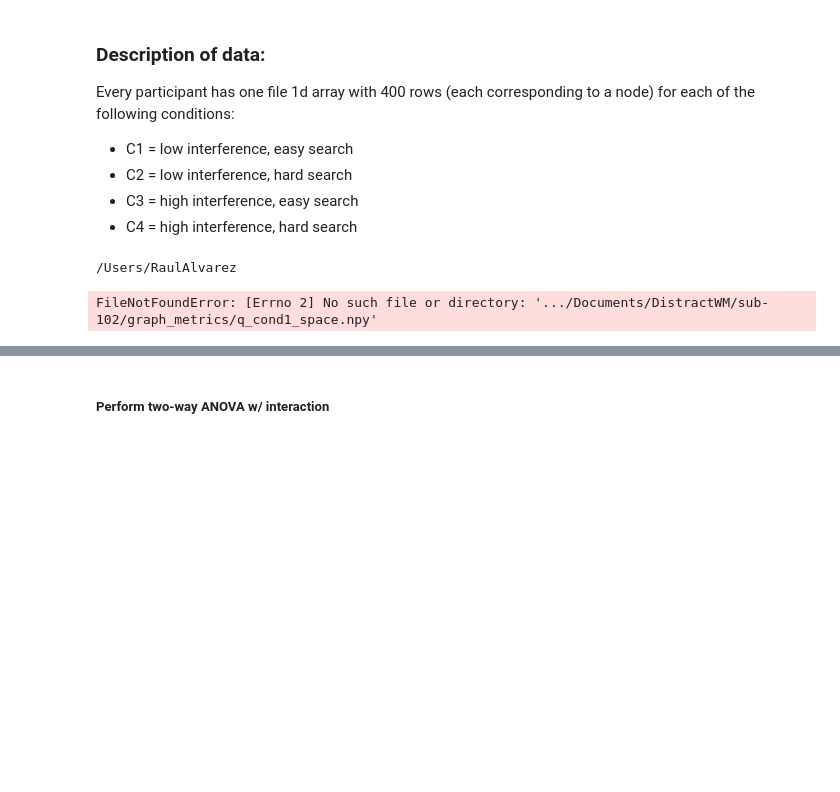
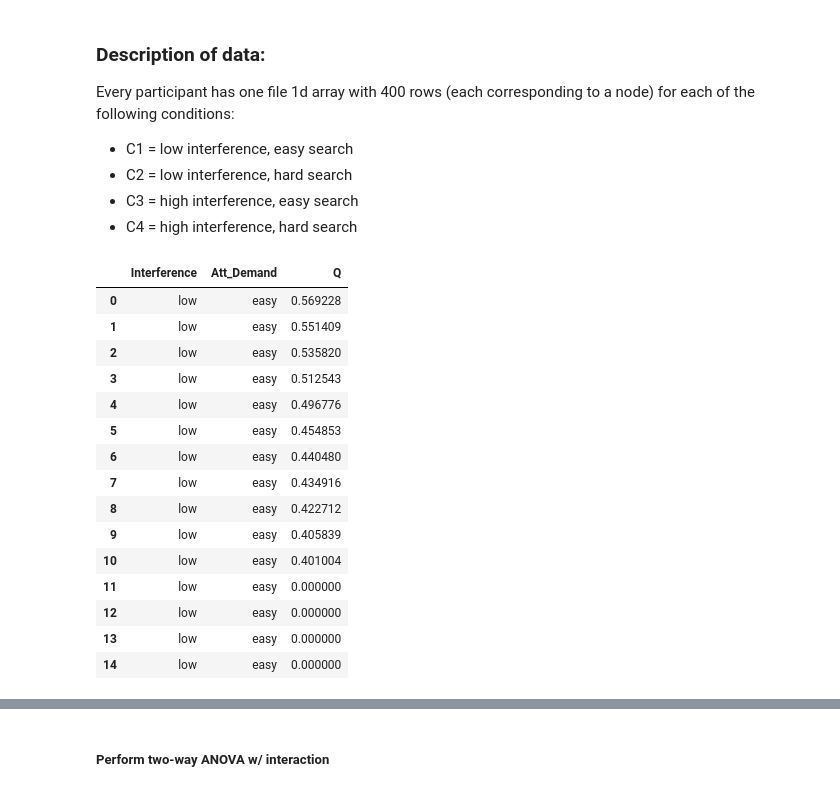
Before and after one commit to LuisA00/Summer_2021_fMRI, a Jupyter notebook: DistractWM_Modularity_test.ipynb, the cells around one changed output, grey strips where cells are left out. Saved outputs shown, nothing was run; the diff lists cells and outputs as text; code cells hidden in the pictures; blank space fills up the shorter version.

```diff
--- a/DistractWM_Modularity_test.ipynb
+++ b/DistractWM_Modularity_test.ipynb
@@ -13,15 +13,9 @@ Every participant has one file 1d array with 400 rows (each corresponding to a n
     <li>C3 = high interference, easy search</li>
     <li>C4 = high interference, hard search</li>
 </ul>
-# %%
-from os.path import expanduser
-home = expanduser("~")
-print(home)
-# %% [output]
-/Users/RaulAlvarez
 # %%
 # Paths to access files
-home_dir = ".../Documents/DistractWM/" #/Users/RaulAlvarez/Documents/
+home_dir = "/Users/RaulAlvarez/Documents/DistractWM/"
 c1_path = "/graph_metrics/q_cond1_space.npy"
 c2_path = "/graph_metrics/q_cond2_space.npy"
 c3_path = "/graph_metrics/q_cond3_space.npy"
@@ -53,34 +47,49 @@ for x in range(idx):
         c4 = np.load(full_path4)
 
         # Interference labels
         I1 = np.repeat(['low'], len(c1))
         I2 = np.repeat(['low'], len(c2))
         I3 = np.repeat(['high'], len(c3))
         I4 = np.repeat(['high'], len(c4))
 
         # Attentional Demand labels
         AD1 = np.repeat(['easy'], len(c1))
         AD2 = np.repeat(['hard'], len(c2))
         AD3 = np.repeat(['easy'], len(c3))
         AD4 = np.repeat(['hard'], len(c4))
 
         # Putting in dataframe format
         new_c1 = pd.DataFrame(data={'Interference': I1, 'Att_Demand': AD1, 'Q': c1}, index=range(len(c1)))
         new_c2 = pd.DataFrame(data={'Interference': I2, 'Att_Demand': AD2, 'Q': c2}, index=range(len(c2)))
         new_c3 = pd.DataFrame(data={'Interference': I3, 'Att_Demand': AD3, 'Q': c3}, index=range(len(c3)))
         new_c4 = pd.DataFrame(data={'Interference': I4, 'Att_Demand': AD4, 'Q': c4}, index=range(len(c4)))
 
         # Appending data to df
         df = df.append(new_c1, ignore_index = True)
         df = df.append(new_c2, ignore_index = True)
         df = df.append(new_c3, ignore_index = True)
         df = df.append(new_c4, ignore_index = True)
 
 
 df.to_csv('GitHub/Summer_2021_fMRI/Formated_for_ANOVA.csv', sep='\t')
 df.head(15) # shape (43200, 3)
 # %% [output]
-FileNotFoundError: [Errno 2] No such file or directory: '.../Documents/DistractWM/sub-102/graph_metrics/q_cond1_space.npy'
+|  | Interference | Att_Demand | Q |
+| 0 | low | easy | 0.569228 |
+| 1 | low | easy | 0.551409 |
+| 2 | low | easy | 0.535820 |
+| 3 | low | easy | 0.512543 |
+| 4 | low | easy | 0.496776 |
+| 5 | low | easy | 0.454853 |
+| 6 | low | easy | 0.440480 |
+| 7 | low | easy | 0.434916 |
+| 8 | low | easy | 0.422712 |
+| 9 | low | easy | 0.405839 |
+| 10 | low | easy | 0.401004 |
+| 11 | low | easy | 0.000000 |
+| 12 | low | easy | 0.000000 |
+| 13 | low | easy | 0.000000 |
+| 14 | low | easy | 0.000000 |
 # %%
 # Visualizing data
 
```
Also changed, not shown: parts of 20 cells of this notebook.
